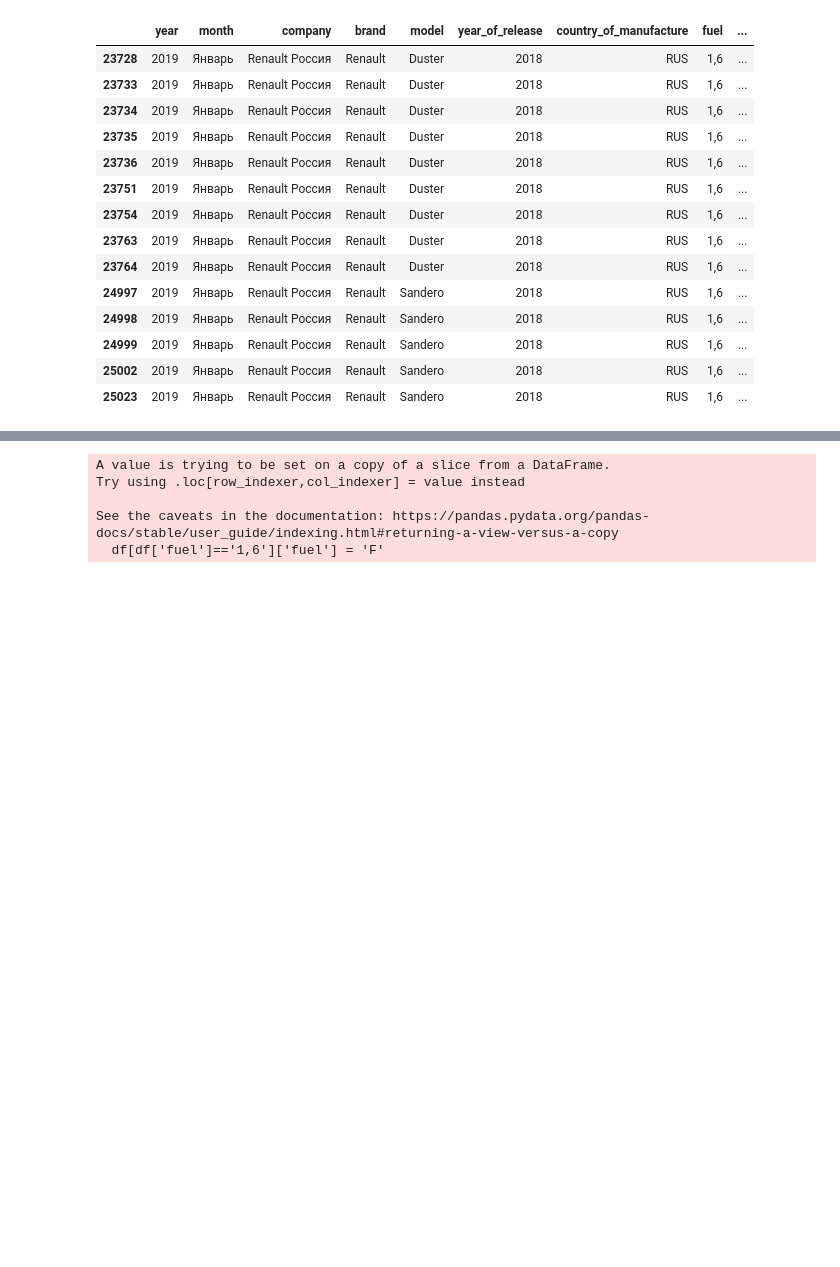
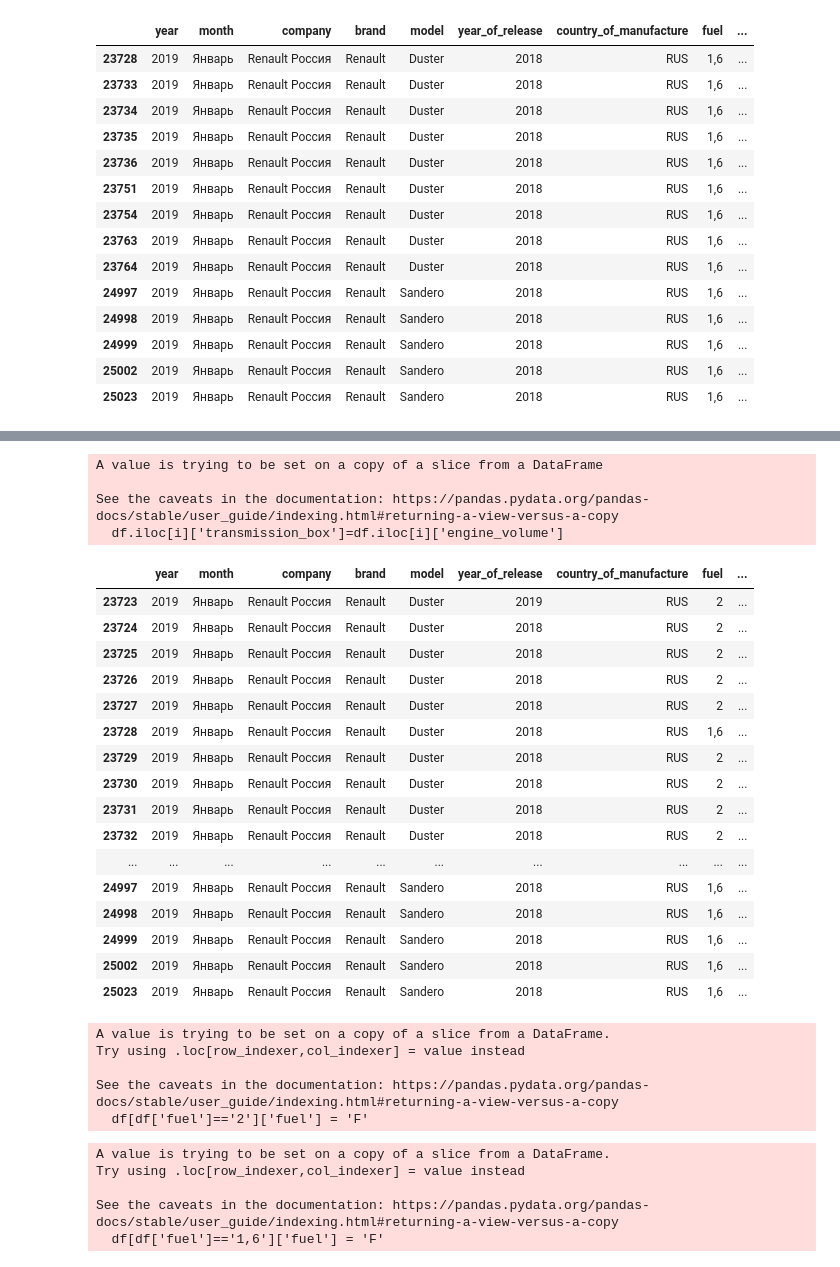
Before and after one commit to analyst-plv/car-sales, a Jupyter notebook: Авторынок.ipynb, the cells around one changed output, grey strips where cells are left out. Cells and saved outputs as stored; diff of their text form; code cells hidden in the pictures; blank space fills up the shorter version.

```diff
--- a/Авторынок.ipynb
+++ b/Авторынок.ipynb
@@ -365,0 +383,6 @@ df[df['fuel']=='1,6']
+# %%
+df_duster=df[((df['fuel']=='2') | (df['fuel']=='1,6'))]
+# %%
+df_duster=df_duster.reset_index()
+# %%
+df_duster_index = list(df_duster['index'])
@@ -366,3 +411,39 @@ df[df['fuel']=='1,6']
+# %%
+for i in df_duster_index:
+    df.iloc[i]['transmission_box']=df.iloc[i]['engine_volume']
+# %% [output]
+A value is trying to be set on a copy of a slice from a DataFrame
+
+See the caveats in the documentation: https://pandas.pydata.org/pandas-docs/stable/user_guide/indexing.html#returning-a-view-versus-a-copy
+  df.iloc[i]['transmission_box']=df.iloc[i]['engine_volume']
+# %%
+df[((df['fuel']=='2') | (df['fuel']=='1,6'))]
+# %% [output]
+|  | year | month | company | brand | model | year_of_release | country_of_manufacture | fuel | ... |
+| 23723 | 2019 | Январь | Renault Россия | Renault | Duster | 2019 | RUS | 2 | ... |
+| 23724 | 2019 | Январь | Renault Россия | Renault | Duster | 2018 | RUS | 2 | ... |
+| 23725 | 2019 | Январь | Renault Россия | Renault | Duster | 2018 | RUS | 2 | ... |
+| 23726 | 2019 | Январь | Renault Россия | Renault | Duster | 2018 | RUS | 2 | ... |
+| 23727 | 2019 | Январь | Renault Россия | Renault | Duster | 2018 | RUS | 2 | ... |
+| 23728 | 2019 | Январь | Renault Россия | Renault | Duster | 2018 | RUS | 1,6 | ... |
+| 23729 | 2019 | Январь | Renault Россия | Renault | Duster | 2018 | RUS | 2 | ... |
+| 23730 | 2019 | Январь | Renault Россия | Renault | Duster | 2018 | RUS | 2 | ... |
+| 23731 | 2019 | Январь | Renault Россия | Renault | Duster | 2018 | RUS | 2 | ... |
+| 23732 | 2019 | Январь | Renault Россия | Renault | Duster | 2018 | RUS | 2 | ... |
+| ... | ... | ... | ... | ... | ... | ... | ... | ... | ... |
+| 24997 | 2019 | Январь | Renault Россия | Renault | Sandero | 2018 | RUS | 1,6 | ... |
+| 24998 | 2019 | Январь | Renault Россия | Renault | Sandero | 2018 | RUS | 1,6 | ... |
+| 24999 | 2019 | Январь | Renault Россия | Renault | Sandero | 2018 | RUS | 1,6 | ... |
+| 25002 | 2019 | Январь | Renault Россия | Renault | Sandero | 2018 | RUS | 1,6 | ... |
+| 25023 | 2019 | Январь | Renault Россия | Renault | Sandero | 2018 | RUS | 1,6 | ... |
+# %%
+df[df['fuel']=='2']['fuel'] = 'F'
+# %% [output]
+A value is trying to be set on a copy of a slice from a DataFrame.
+Try using .loc[row_indexer,col_indexer] = value instead
+
+See the caveats in the documentation: https://pandas.pydata.org/pandas-docs/stable/user_guide/indexing.html#returning-a-view-versus-a-copy
+  df[df['fuel']=='2']['fuel'] = 'F'
 # %%
 df[df['fuel']=='1,6']['fuel'] = 'F'
 # %% [output]
```
Also changed, not shown: parts of 36 cells of this notebook.
